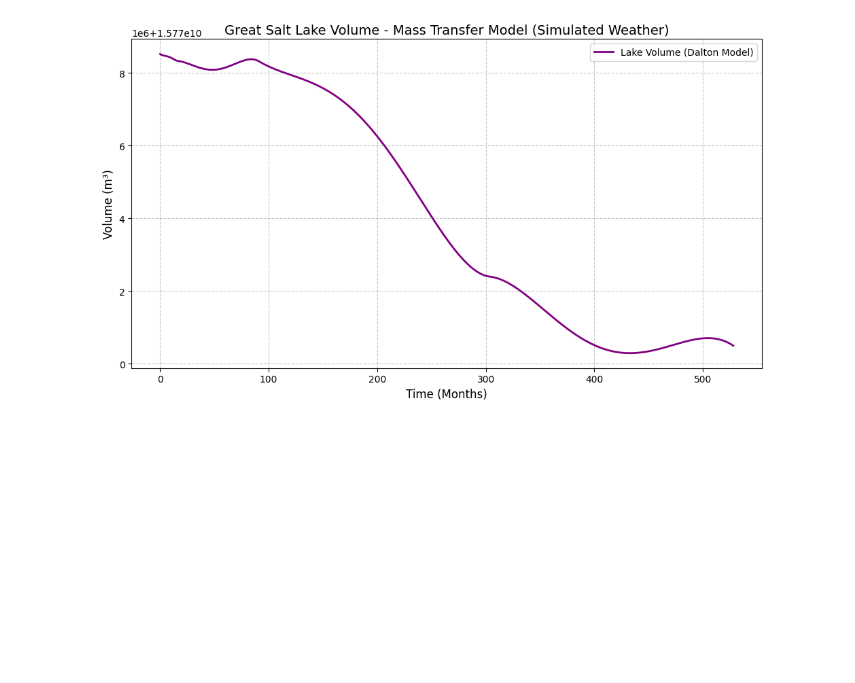
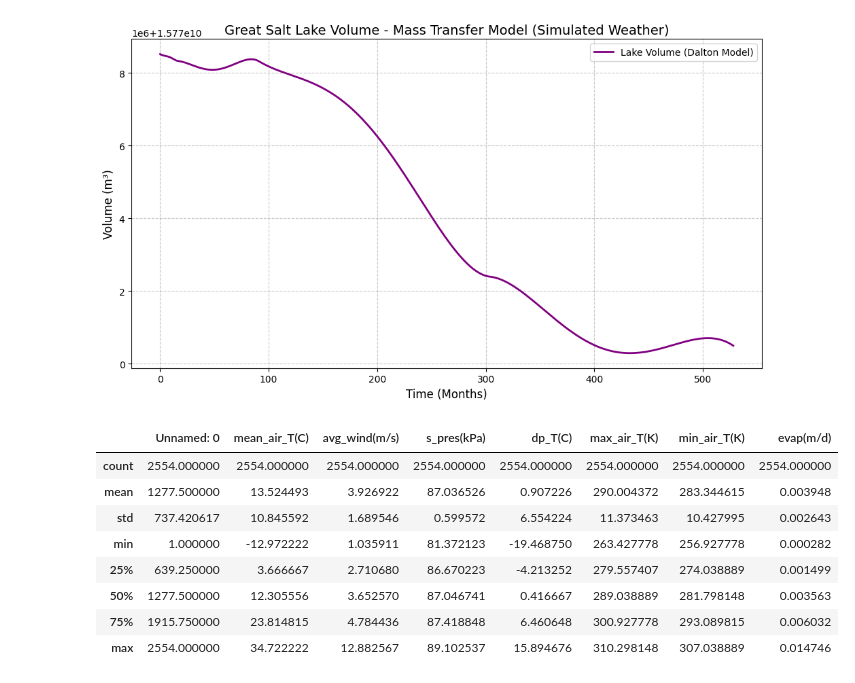
Before and after one commit to danilomcmaster/GSLModel, a Jupyter notebook: evap.ipynb, the cells around one changed output. Saved outputs shown, nothing was run; the diff lists cells and outputs as text; code cells hidden in the pictures; blank space fills up the shorter version.

```diff
--- a/evap.ipynb
+++ b/evap.ipynb
@@ -227,3 +227,16 @@ plt.tight_layout()
 plt.show()
 # %% [output]
 [figure]
+# %%
+df = pd.read_csv("./data/GSL_daily_climate_data_Jan2017_to_Sep2023.csv")
+df.describe()
+# %% [output]
+|  | Unnamed: 0 | mean_air_T(C) | avg_wind(m/s) | s_pres(kPa) | dp_T(C) | max_air_T(K) | min_air_T(K) | evap(m/d) |
+| count | 2554.000000 | 2554.000000 | 2554.000000 | 2554.000000 | 2554.000000 | 2554.000000 | 2554.000000 | 2554.000000 |
+| mean | 1277.500000 | 13.524493 | 3.926922 | 87.036526 | 0.907226 | 290.004372 | 283.344615 | 0.003948 |
+| std | 737.420617 | 10.845592 | 1.689546 | 0.599572 | 6.554224 | 11.373463 | 10.427995 | 0.002643 |
+| min | 1.000000 | -12.972222 | 1.035911 | 81.372123 | -19.468750 | 263.427778 | 256.927778 | 0.000282 |
+| 25% | 639.250000 | 3.666667 | 2.710680 | 86.670223 | -4.213252 | 279.557407 | 274.038889 | 0.001499 |
+| 50% | 1277.500000 | 12.305556 | 3.652570 | 87.046741 | 0.416667 | 289.038889 | 281.798148 | 0.003563 |
+| 75% | 1915.750000 | 23.814815 | 4.784436 | 87.418848 | 6.460648 | 300.927778 | 293.089815 | 0.006032 |
+| max | 2554.000000 | 34.722222 | 12.882567 | 89.102537 | 15.894676 | 310.298148 | 307.038889 | 0.014746 |
```
Also changed, not shown: parts of 2 cells of this notebook.
